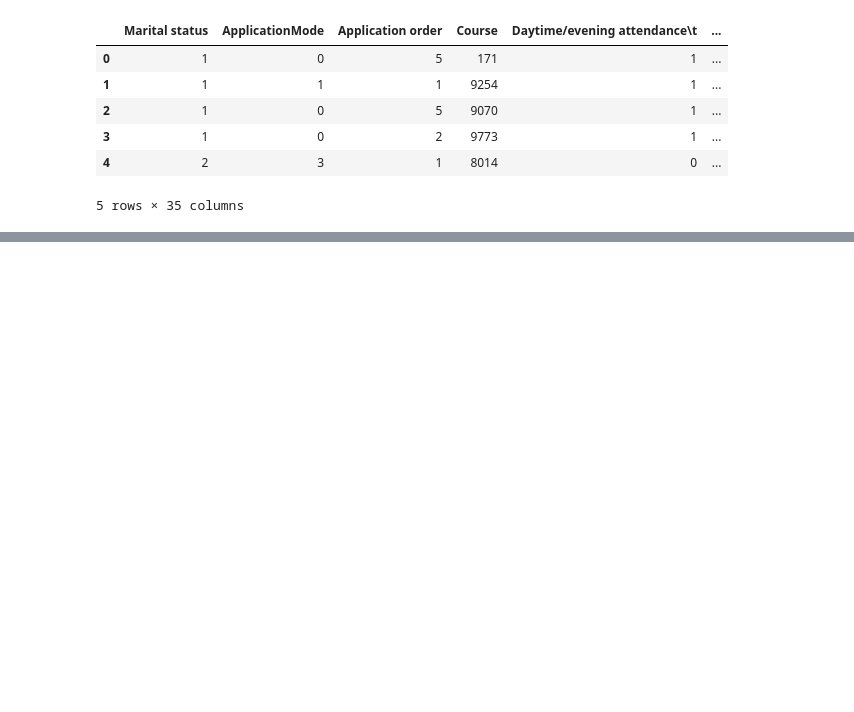
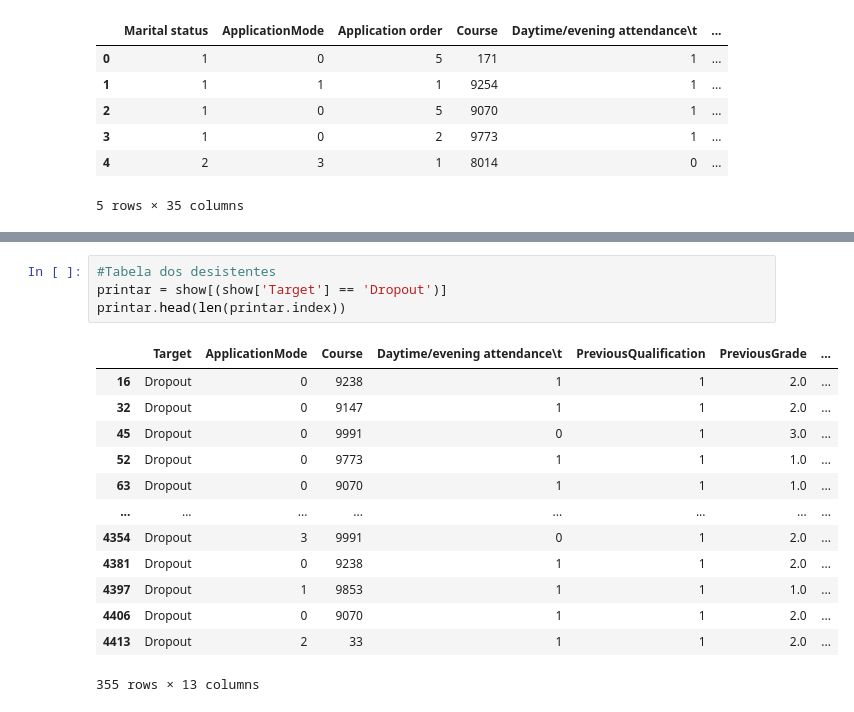
Before and after one commit to ribeirowski/ET586_Estatistica_e_Probabilidade_para_Computacao, a Jupyter notebook: Projeto/Código - Projeto de Estatistica.ipynb, the cells around one changed output, grey strips where cells are left out. Saved outputs shown, nothing was run; the diff lists cells and outputs as text; blank space fills up the shorter version.

```diff
--- a/Projeto/Código - Projeto de Estatistica.ipynb
+++ b/Projeto/Código - Projeto de Estatistica.ipynb
@@ -224,0 +301,18 @@ A acurácia é de aproximadamente 75% quando não levamos em consideração o de
+# %%
+#Tabela dos desistentes
+printar = show[(show['Target'] == 'Dropout')]
+printar.head(len(printar.index))
+# %% [output]
+|  | Target | ApplicationMode | Course | Daytime/evening attendance\t | PreviousQualification | PreviousGrade | ... |
+| 16 | Dropout | 0 | 9238 | 1 | 1 | 2.0 | ... |
+| 32 | Dropout | 0 | 9147 | 1 | 1 | 2.0 | ... |
+| 45 | Dropout | 0 | 9991 | 0 | 1 | 3.0 | ... |
+| 52 | Dropout | 0 | 9773 | 1 | 1 | 1.0 | ... |
+| 63 | Dropout | 0 | 9070 | 1 | 1 | 1.0 | ... |
+| ... | ... | ... | ... | ... | ... | ... | ... |
+| 4354 | Dropout | 3 | 9991 | 0 | 1 | 2.0 | ... |
+| 4381 | Dropout | 0 | 9238 | 1 | 1 | 2.0 | ... |
+| 4397 | Dropout | 1 | 9853 | 1 | 1 | 1.0 | ... |
+| 4406 | Dropout | 0 | 9070 | 1 | 1 | 2.0 | ... |
+| 4413 | Dropout | 2 | 33 | 1 | 1 | 2.0 | ... |
+355 rows × 13 columns
```
Also changed, not shown: parts of 23 cells of this notebook, 2 other files.
